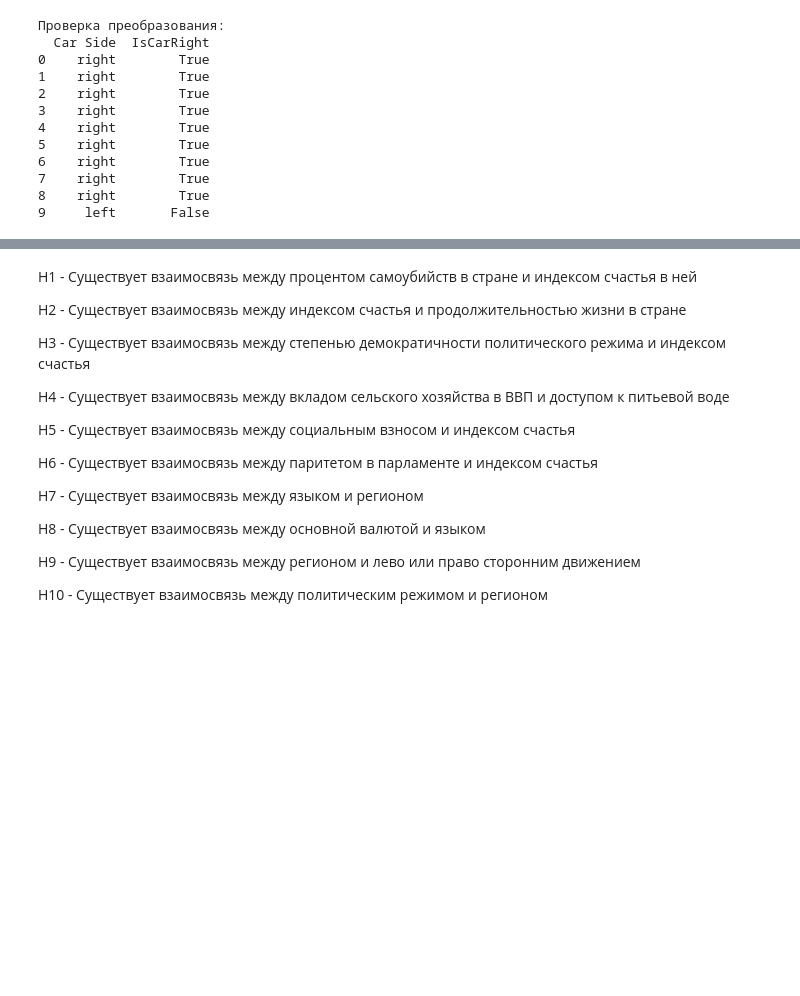
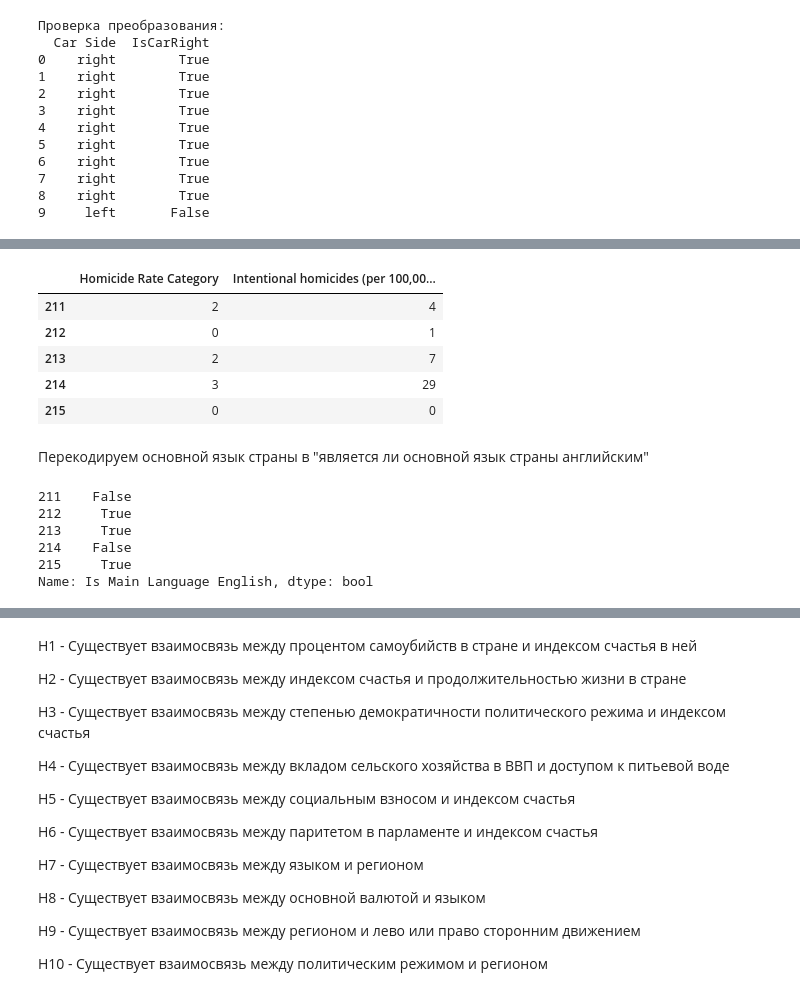
Before and after one commit to seny03/countries-happiness-analysis, a Jupyter notebook: src/analysis.ipynb, the cells around one changed output, grey strips where cells are left out. Saved outputs shown, nothing was run; the diff lists cells and outputs as text; code cells hidden in the pictures; blank space fills up the shorter version.

```diff
--- a/src/analysis.ipynb
+++ b/src/analysis.ipynb
@@ -541,0 +236,15 @@ print(df[['Intentional homicides (per 100,000 people)']])
+# %%
+df['Homicide Rate Category'] = pd.qcut(
+    df['Intentional homicides (per 100,000 people)'],
+    q=[0, 0.2, 0.5, 0.8, 1.0],
+    labels=[0, 1, 2, 3]
+).astype('Int32')
+
+df[['Homicide Rate Category', 'Intentional homicides (per 100,000 people)']].tail()
+# %% [output]
+|  | Homicide Rate Category | Intentional homicides (per 100,00... |
+| 211 | 2 | 4 |
+| 212 | 0 | 1 |
+| 213 | 2 | 7 |
+| 214 | 3 | 29 |
+| 215 | 0 | 0 |
@@ -541,0 +253,12 @@ print(df[['Intentional homicides (per 100,000 people)']])
+# %% [markdown]
+Перекодируем основной язык страны в "является ли основной язык страны английским"
+# %%
+df['Is Main Language English'] = (df['Main Language'] == 'English')
+df['Is Main Language English'].tail()
+# %% [output]
+211    False
+212     True
+213     True
+214    False
+215     True
+Name: Is Main Language English, dtype: bool
```
Also changed, not shown: parts of 96 cells of this notebook.
